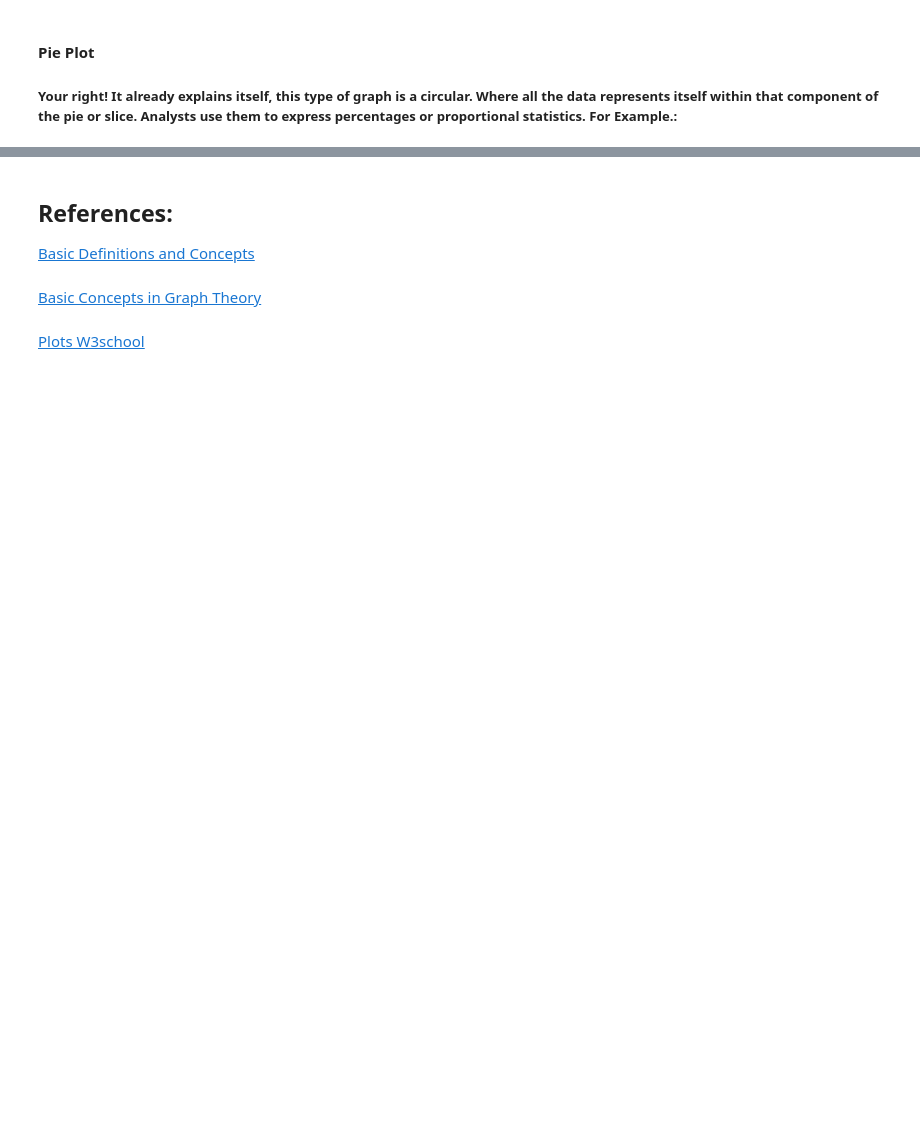
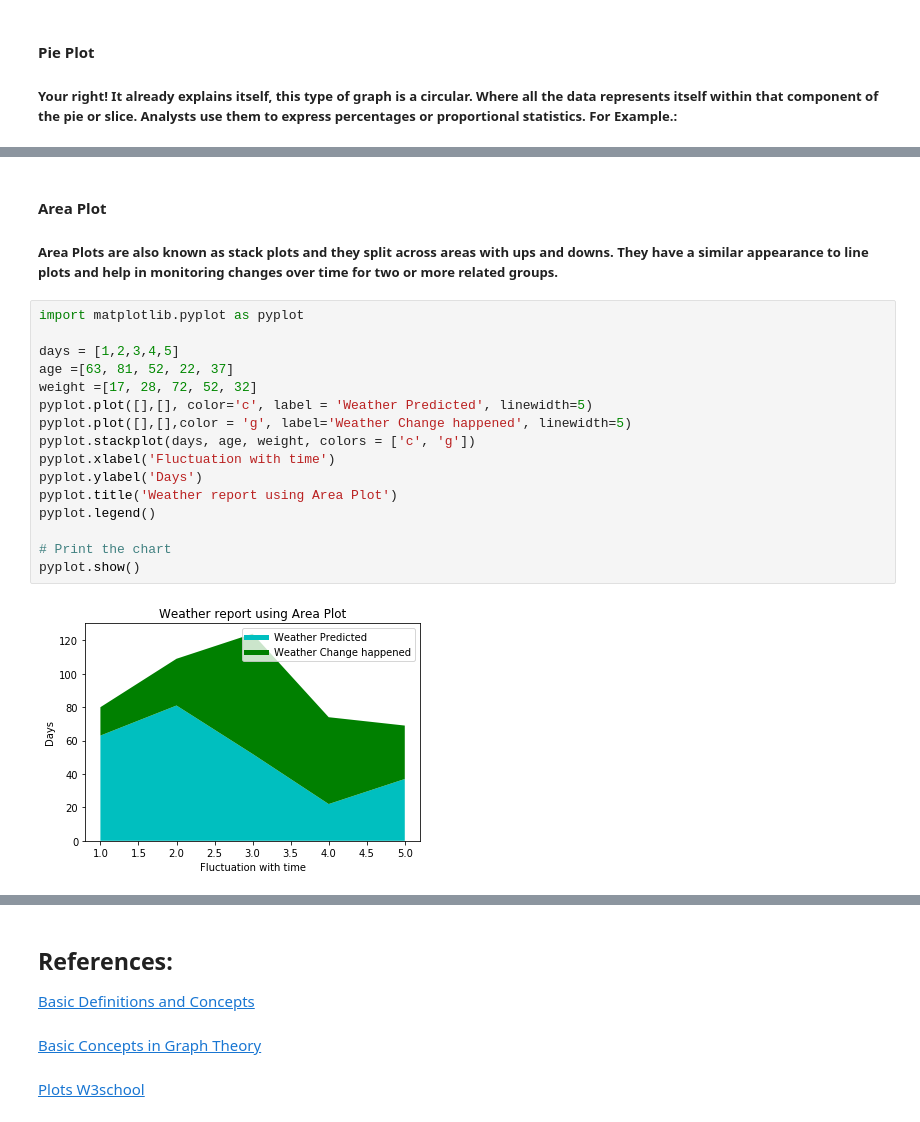
Before and after one commit to ATUDanielW/Graph-Theory-Project, a Jupyter notebook: graph_isomorphism.ipynb, the cells around one changed output, grey strips where cells are left out. Cells and saved outputs as stored; diff of their text form; blank space fills up the shorter version.

```diff
--- a/graph_isomorphism.ipynb
+++ b/graph_isomorphism.ipynb
@@ -122,0 +139,21 @@ pyplot.show()
+# %% [markdown]
+#### Area Plot
+##### Area Plots are also known as stack plots and they split across areas with ups and downs. They have a similar appearance to line plots and help in monitoring changes over time for two or more related groups.
+# %%
+import matplotlib.pyplot as pyplot
+
+days = [1,2,3,4,5]
+age =[63, 81, 52, 22, 37]
+weight =[17, 28, 72, 52, 32]
+pyplot.plot([],[], color='c', label = 'Weather Predicted', linewidth=5)
+pyplot.plot([],[],color = 'g', label='Weather Change happened', linewidth=5)
+pyplot.stackplot(days, age, weight, colors = ['c', 'g'])
+pyplot.xlabel('Fluctuation with time')
+pyplot.ylabel('Days')
+pyplot.title('Weather report using Area Plot')
+pyplot.legend()
+
+# Print the chart
+pyplot.show()
+# %% [output]
+[figure, added]
```
Also changed, not shown: parts of 15 cells of this notebook, 8 other files.
